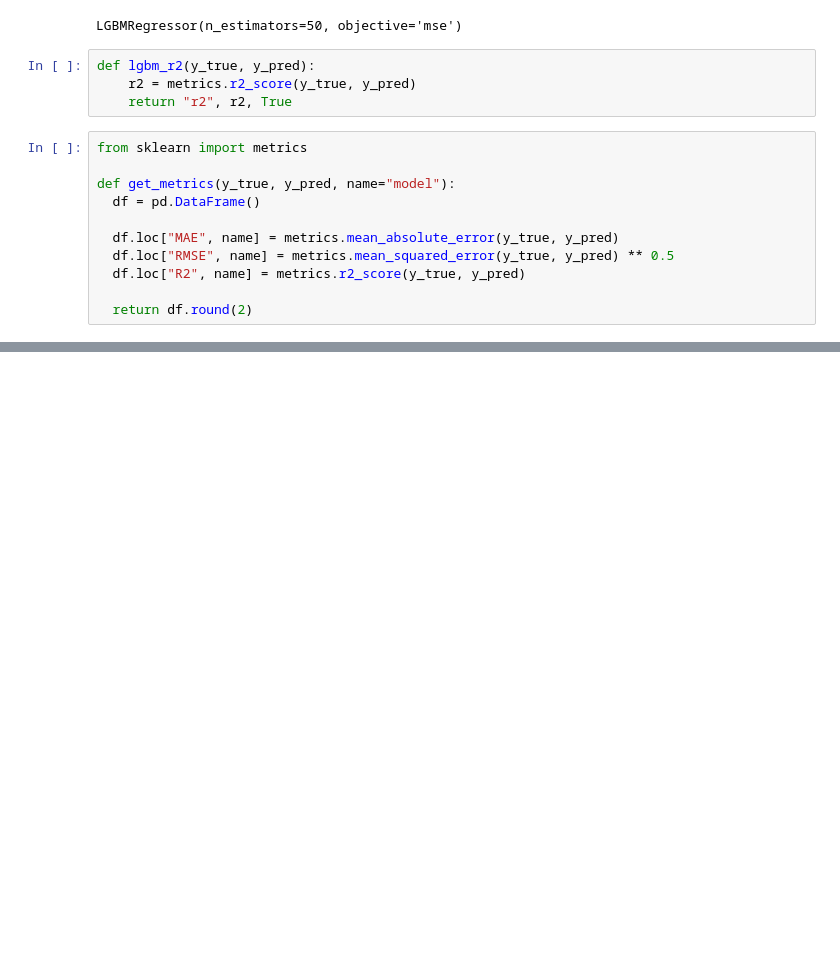
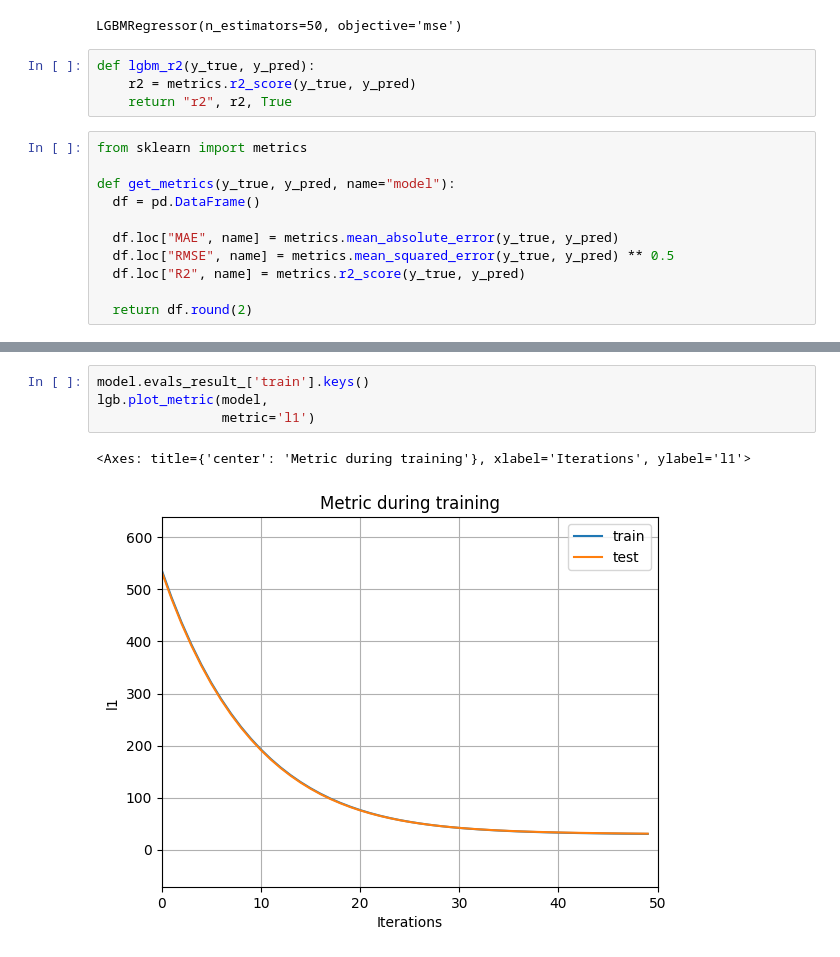
Before and after one commit to levchenkopavlo/AI, a Jupyter notebook: ДЗ9-lightgbm.ipynb, the cells around one changed output, grey strips where cells are left out. Saved outputs shown, nothing was run; the diff lists cells and outputs as text; blank space fills up the shorter version.

```diff
--- a/ДЗ9-lightgbm.ipynb
+++ b/ДЗ9-lightgbm.ipynb
@@ -174,0 +183,7 @@ all_metrics
+# %%
+model.evals_result_['train'].keys()
+lgb.plot_metric(model,
+                metric='l1')
+# %% [output]
+<Axes: title={'center': 'Metric during training'}, xlabel='Iterations', ylabel='l1'>
+[figure, added]
```
Also changed, not shown: parts of 9 cells of this notebook.
